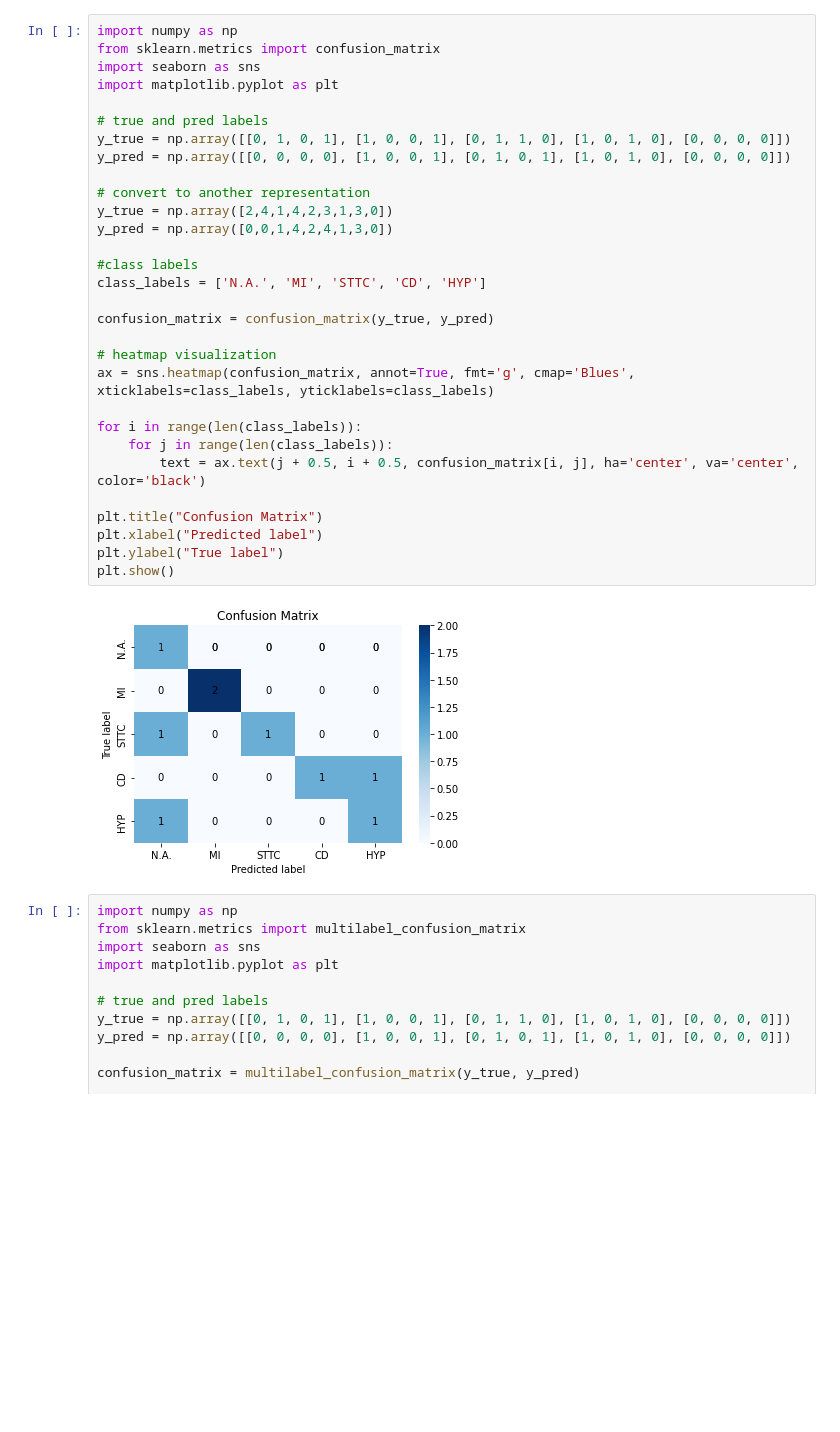
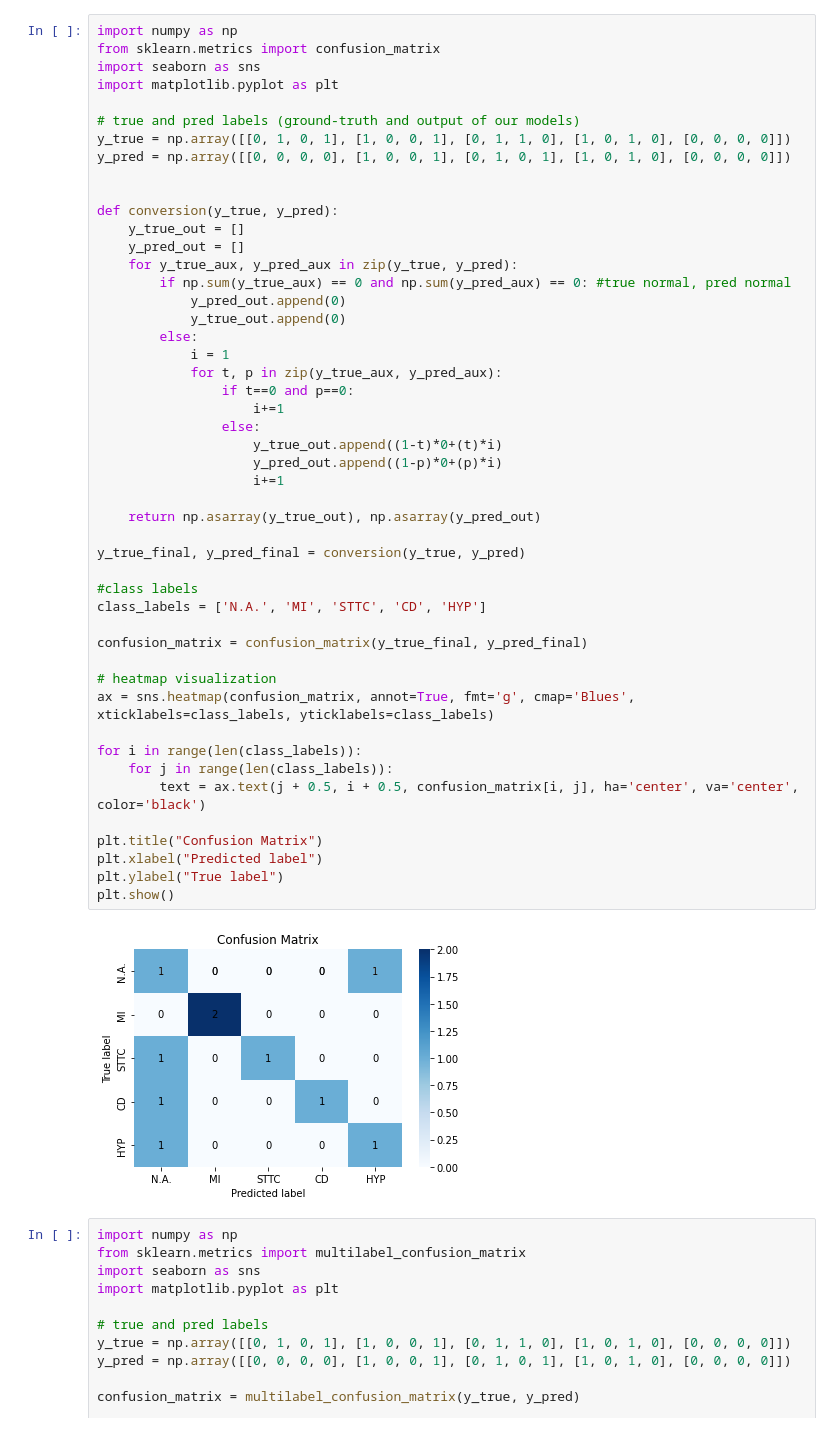
Before and after one commit to HemaxiN/DL_ECG_Classification, a Jupyter notebook: ConfusionMatrix.ipynb, the cells around one changed output. Drawn from its saved outputs; the diff is of its cells as text; blank space fills up the shorter version.

Commit message:
confusionmatrix

```diff
--- a/ConfusionMatrix.ipynb
+++ b/ConfusionMatrix.ipynb
@@ -1,35 +1,53 @@
 # %%
 import numpy as np
 from sklearn.metrics import confusion_matrix
 import seaborn as sns
 import matplotlib.pyplot as plt
 
-# true and pred labels
+# true and pred labels (ground-truth and output of our models)
 y_true = np.array([[0, 1, 0, 1], [1, 0, 0, 1], [0, 1, 1, 0], [1, 0, 1, 0], [0, 0, 0, 0]])
 y_pred = np.array([[0, 0, 0, 0], [1, 0, 0, 1], [0, 1, 0, 1], [1, 0, 1, 0], [0, 0, 0, 0]])
 
-# convert to another representation
-y_true = np.array([2,4,1,4,2,3,1,3,0])
-y_pred = np.array([0,0,1,4,2,4,1,3,0])
+
+def conversion(y_true, y_pred):
+    y_true_out = []
+    y_pred_out = []
+    for y_true_aux, y_pred_aux in zip(y_true, y_pred):
+        if np.sum(y_true_aux) == 0 and np.sum(y_pred_aux) == 0: #true normal, pred normal
+            y_pred_out.append(0)
+            y_true_out.append(0)
+        else:
+            i = 1
+            for t, p in zip(y_true_aux, y_pred_aux):
+                if t==0 and p==0:
+                    i+=1
+                else:
+                    y_true_out.append((1-t)*0+(t)*i)
+                    y_pred_out.append((1-p)*0+(p)*i)
+                    i+=1
+
+    return np.asarray(y_true_out), np.asarray(y_pred_out)
+
+y_true_final, y_pred_final = conversion(y_true, y_pred)
 
 #class labels
 class_labels = ['N.A.', 'MI', 'STTC', 'CD', 'HYP']
 
-confusion_matrix = confusion_matrix(y_true, y_pred)
+confusion_matrix = confusion_matrix(y_true_final, y_pred_final)
 
 # heatmap visualization
 ax = sns.heatmap(confusion_matrix, annot=True, fmt='g', cmap='Blues', xticklabels=class_labels, yticklabels=class_labels)
 
 for i in range(len(class_labels)):
     for j in range(len(class_labels)):
         text = ax.text(j + 0.5, i + 0.5, confusion_matrix[i, j], ha='center', va='center', color='black')
 
 plt.title("Confusion Matrix")
 plt.xlabel("Predicted label")
 plt.ylabel("True label")
 plt.show()
 # %% [output]
-[figure, old version]
+[figure, new version]
 # %%
 import numpy as np
 from sklearn.metrics import multilabel_confusion_matrix
```
